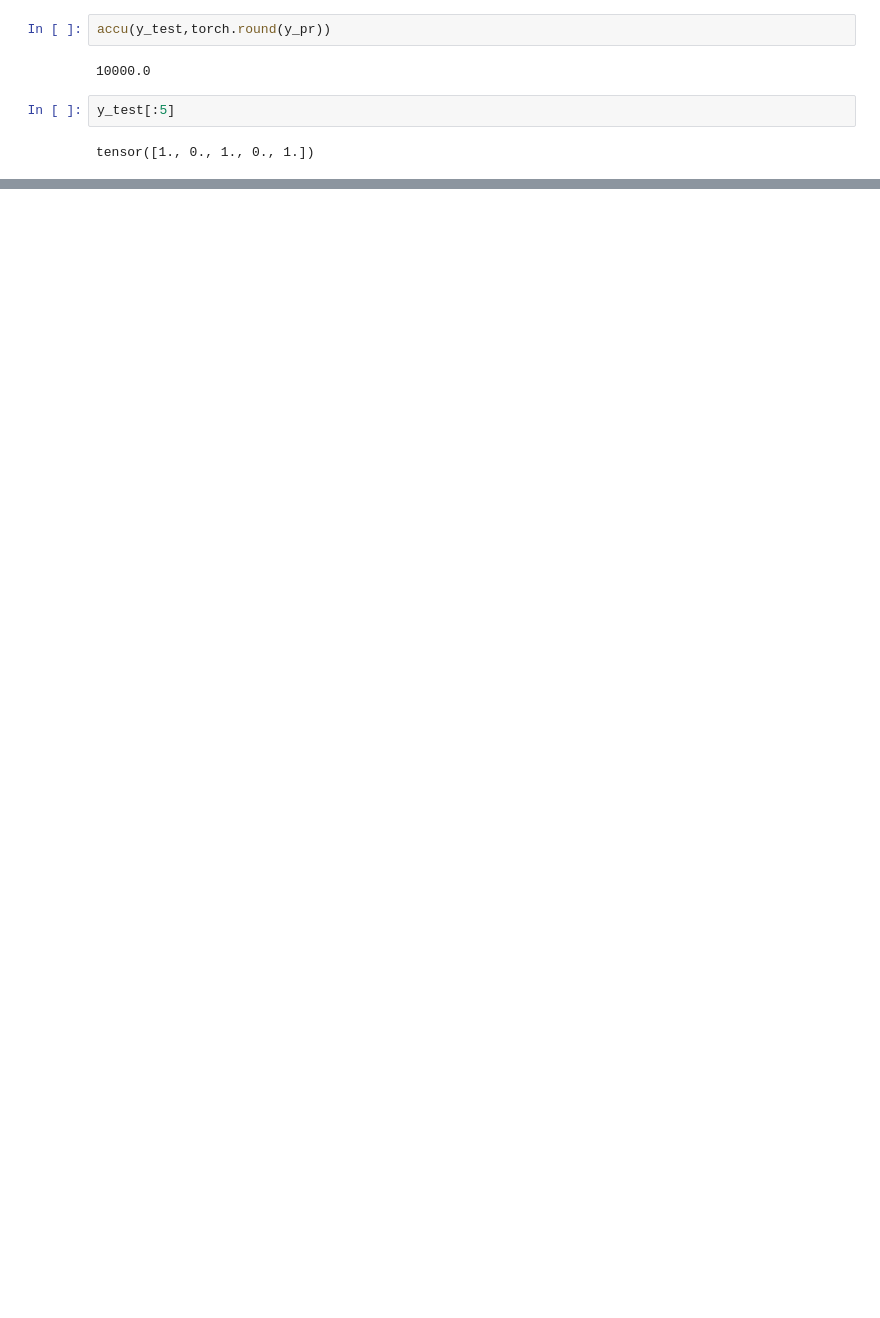
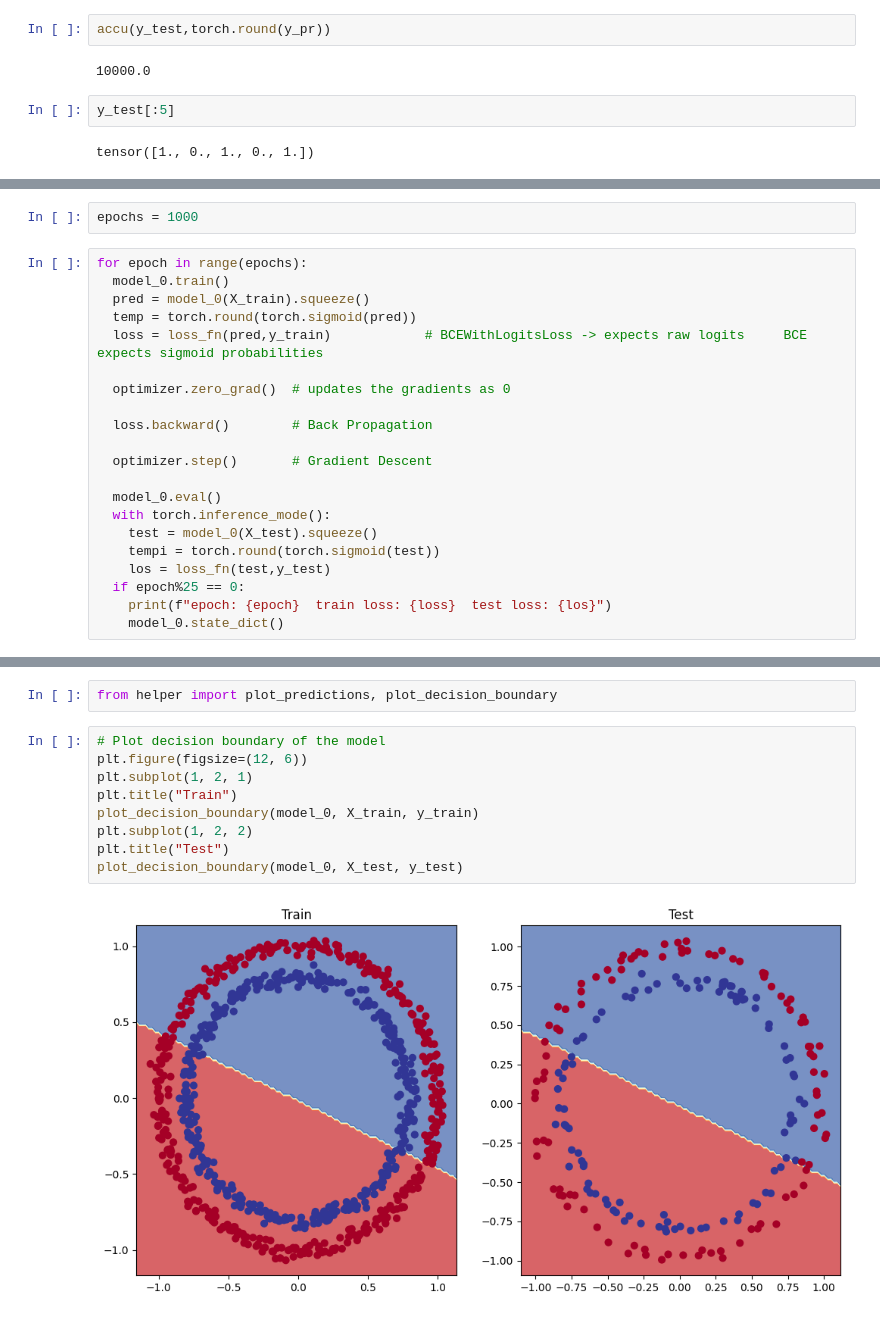
Before and after one commit to Shaik1903/Learning_Pytorch, a Jupyter notebook: Pytorch_Classification.ipynb, the cells around one changed output, grey strips where cells are left out. Saved outputs shown, nothing was run; the diff lists cells and outputs as text; blank space fills up the shorter version.

```diff
--- a/Pytorch_Classification.ipynb
+++ b/Pytorch_Classification.ipynb
@@ -139 +144,24 @@ tensor([[0.],
         [1.]], grad_fn=<RoundBackward0>)
+# %%
+epochs = 1000
+# %%
+for epoch in range(epochs):
+  model_0.train()
+  pred = model_0(X_train).squeeze()
+  temp = torch.round(torch.sigmoid(pred))
+  loss = loss_fn(pred,y_train)            # BCEWithLogitsLoss -> expects raw logits     BCE expects sigmoid probabilities
+
+  optimizer.zero_grad()  # updates the gradients as 0
+
+  loss.backward()        # Back Propagation
+
+  optimizer.step()       # Gradient Descent
+
+  model_0.eval()
+  with torch.inference_mode():
+    test = model_0(X_test).squeeze()
+    tempi = torch.round(torch.sigmoid(test))
+    los = loss_fn(test,y_test)
+  if epoch%25 == 0:
+    print(f"epoch: {epoch}  train loss: {loss}  test loss: {los}")
+    model_0.state_dict()
@@ -139,0 +214,13 @@ tensor([[0.],
+# %%
+from helper import plot_predictions, plot_decision_boundary
+# %%
+# Plot decision boundary of the model
+plt.figure(figsize=(12, 6))
+plt.subplot(1, 2, 1)
+plt.title("Train")
+plot_decision_boundary(model_0, X_train, y_train)
+plt.subplot(1, 2, 2)
+plt.title("Test")
+plot_decision_boundary(model_0, X_test, y_test)
+# %% [output]
+[figure, added]
```
Also changed, not shown: parts of 29 cells of this notebook.
